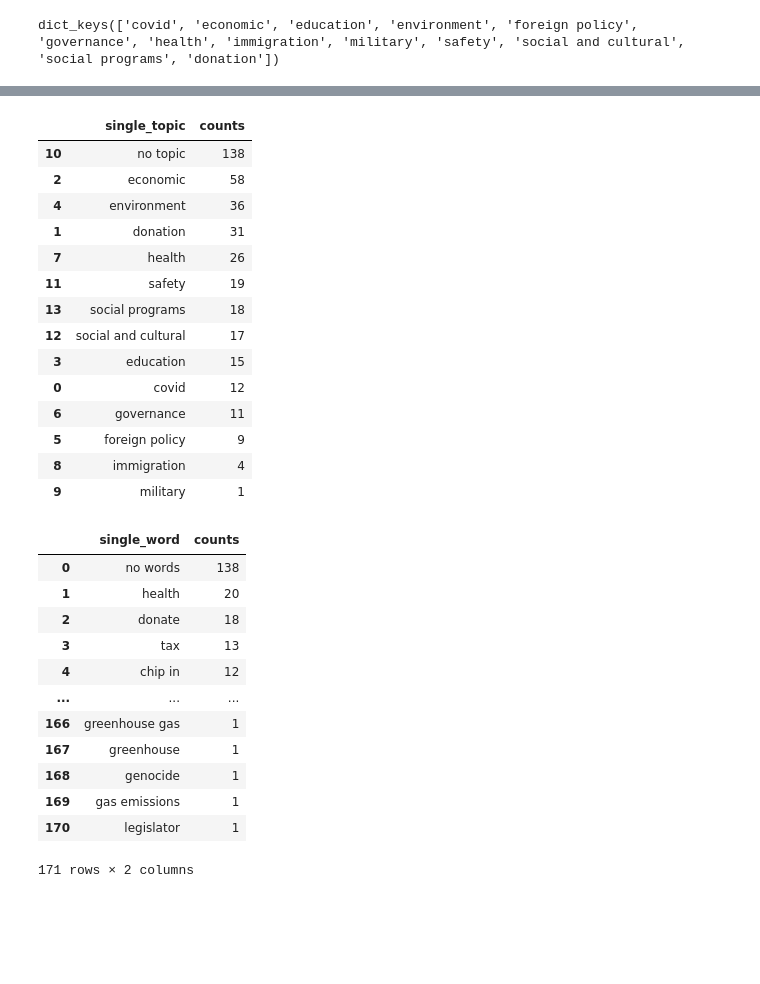
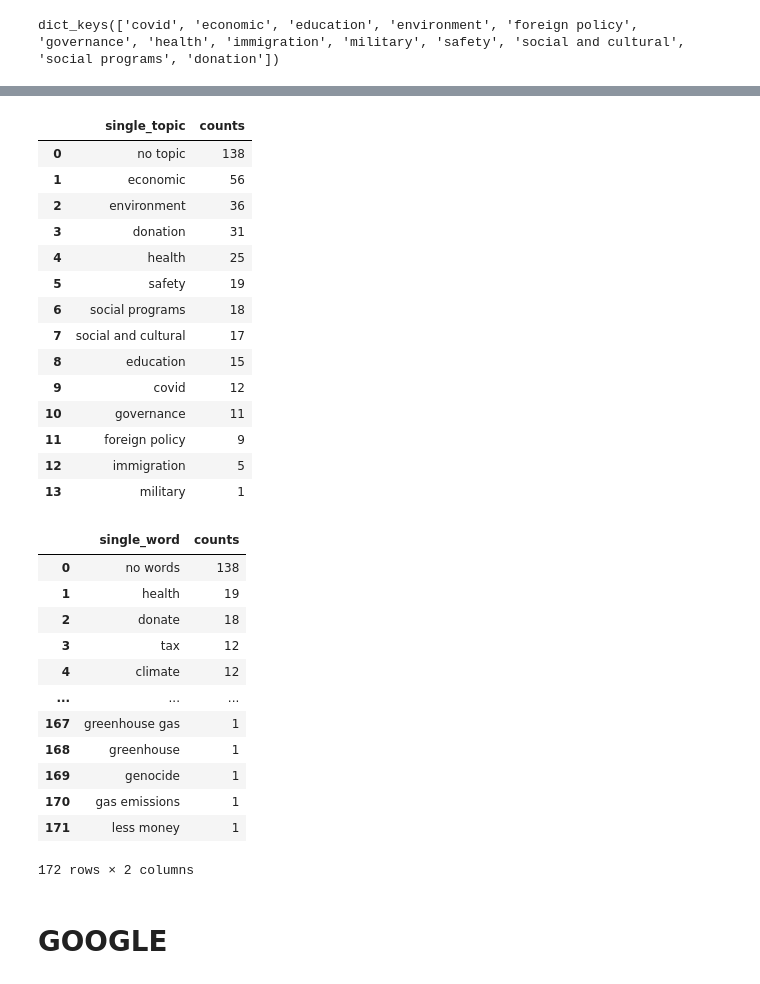
Before and after one commit to sfchronicle/ml-political-ads, a Jupyter notebook: ads_analysis_CA.ipynb, the cells around one changed output, grey strips where cells are left out. Cells and saved outputs as stored; diff of their text form; code cells hidden in the pictures; blank space fills up the shorter version.

```diff
--- a/ads_analysis_CA.ipynb
+++ b/ads_analysis_CA.ipynb
@@ -137,4 +115,0 @@ Name: text, dtype: int64
-# %%
-# remove duplicated rows
-df_text.drop_duplicates(subset = 'text',keep = 'first',inplace = True)
-df_text.reset_index(inplace = True,drop = True)
@@ -204,6 +177,8 @@ def find_topic(x,lexicon):
 
         #return ','.join(labels)
 # %%
-df_text['words'] = df_text['text'].astype(str).apply(lambda x: find_words(x,dic1))
-df_text['m_label'] = df_text['words'].apply(lambda x: find_topic(x,dic1))
-df_text['m_label'] = df_text['m_label'].apply(lambda x: 'no topic' if x=='' else x)
+def get_word_lable(df_text):
+    df_text['words'] = df_text['text'].astype(str).apply(lambda x: find_words(x,dic1))
+    df_text['m_label'] = df_text['words'].apply(lambda x: find_topic(x,dic1))
+    df_text['m_label'] = df_text['m_label'].apply(lambda x: 'no topic' if x=='' else x)
+    return df_text
@@ -226,2 +185,3 @@ See the caveats in the documentation: https://pandas.pydata.org/pandas-docs/stab
 # %%
+df_text = get_word_lable(df_text)
 df_text.head()
@@ -243,27 +197,29 @@ df_text.head()
 # %%
-def count_tag(df_text):
+def count_topic(df_text):
     df_tag = df_text['m_label'].value_counts().rename_axis('topics').reset_index(name='counts')
     df_tag = df_tag.assign(single_topic=df_tag['topics'].str.split(',')).explode('single_topic').reset_index(drop = True)
     df_tag = df_tag.groupby('single_topic').sum().reset_index().sort_values(by = 'counts', ascending = False)
+    df_tag.reset_index(drop = True, inplace = True)
     return df_tag
 # %%
-count_tag(df_text)
+text_topic = count_topic(df_text)
+text_topic
 # %% [output]
 |  | single_topic | counts |
-| 10 | no topic | 138 |
-| 2 | economic | 58 |
-| 4 | environment | 36 |
-| 1 | donation | 31 |
-| 7 | health | 26 |
-| 11 | safety | 19 |
-| 13 | social programs | 18 |
-| 12 | social and cultural | 17 |
-| 3 | education | 15 |
-| 0 | covid | 12 |
-| 6 | governance | 11 |
-| 5 | foreign policy | 9 |
-| 8 | immigration | 4 |
-| 9 | military | 1 |
+| 0 | no topic | 138 |
+| 1 | economic | 56 |
+| 2 | environment | 36 |
+| 3 | donation | 31 |
+| 4 | health | 25 |
+| 5 | safety | 19 |
+| 6 | social programs | 18 |
+| 7 | social and cultural | 17 |
+| 8 | education | 15 |
+| 9 | covid | 12 |
+| 10 | governance | 11 |
+| 11 | foreign policy | 9 |
+| 12 | immigration | 5 |
+| 13 | military | 1 |
 # %%
 def count_word(df_text):
     df_words = df_text['words'].value_counts().rename_axis('words').reset_index(name='counts')
@@ -272,18 +228,21 @@ def count_word(df_text):
     df_words.reset_index(drop = True, inplace = True)
     return df_words
 # %%
-count_word(df_text)
+text_word = count_word(df_text)
+text_word
 # %% [output]
 |  | single_word | counts |
 | 0 | no words | 138 |
-| 1 | health | 20 |
+| 1 | health | 19 |
 | 2 | donate | 18 |
-| 3 | tax | 13 |
-| 4 | chip in | 12 |
+| 3 | tax | 12 |
+| 4 | climate | 12 |
 | ... | ... | ... |
-| 166 | greenhouse gas | 1 |
-| 167 | greenhouse | 1 |
-| 168 | genocide | 1 |
-| 169 | gas emissions | 1 |
-| 170 | legislator | 1 |
+| 167 | greenhouse gas | 1 |
+| 168 | greenhouse | 1 |
+| 169 | genocide | 1 |
+| 170 | gas emissions | 1 |
+| 171 | less money | 1 |
-171 rows × 2 columns
+172 rows × 2 columns
+# %% [markdown]
+# GOOGLE
```
Also changed, not shown: parts of 26 cells of this notebook.
